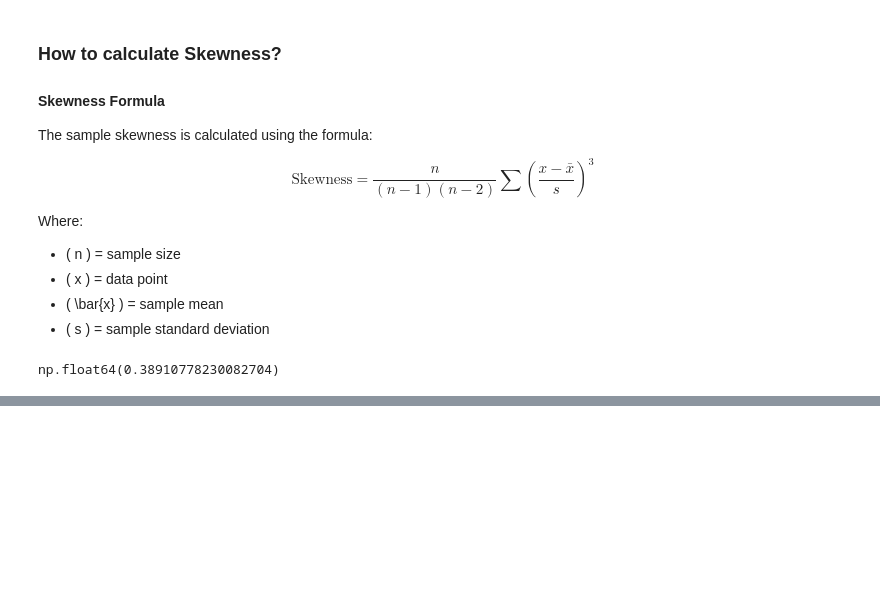
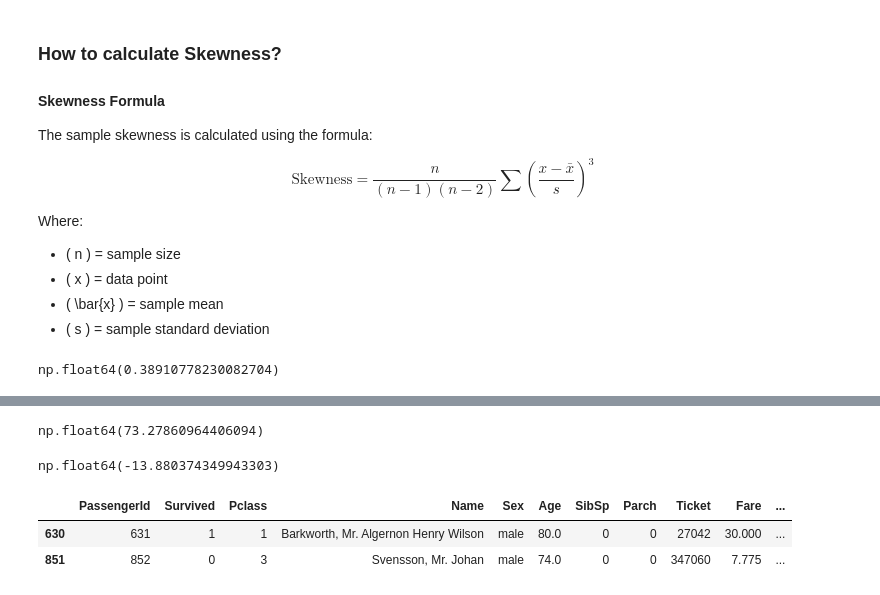
Before and after one commit to Narotam-Mishra/machine-learning-concepts, a Jupyter notebook: 05_Maths_for_ML/Probability/NormalDistribution/phase1.ipynb, the cells around one changed output, grey strips where cells are left out. Cells and saved outputs as stored; diff of their text form; code cells hidden in the pictures; blank space fills up the shorter version.

```diff
--- a/05_Maths_for_ML/Probability/NormalDistribution/phase1.ipynb
+++ b/05_Maths_for_ML/Probability/NormalDistribution/phase1.ipynb
@@ -329,0 +355,17 @@ np.float64(0.38910778230082704)
+# %%
+mean_std_sum = titanic['Age'].mean() + 3 * titanic['Age'].std()
+mean_std_sum
+# %% [output]
+np.float64(73.27860964406094)
+# %%
+mean_std_diff = titanic['Age'].mean() - 3 * titanic['Age'].std()
+mean_std_diff
+# %% [output]
+np.float64(-13.880374349943303)
+# %%
+filtered_data = titanic[(titanic['Age'] > 73)]
+filtered_data
+# %% [output]
+|  | PassengerId | Survived | Pclass | Name | Sex | Age | SibSp | Parch | Ticket | Fare | ... |
+| 630 | 631 | 1 | 1 | Barkworth, Mr. Algernon Henry Wilson | male | 80.0 | 0 | 0 | 27042 | 30.000 | ... |
+| 851 | 852 | 0 | 3 | Svensson, Mr. Johan | male | 74.0 | 0 | 0 | 347060 | 7.775 | ... |
```
Also changed, not shown: parts of 2 cells of this notebook.
